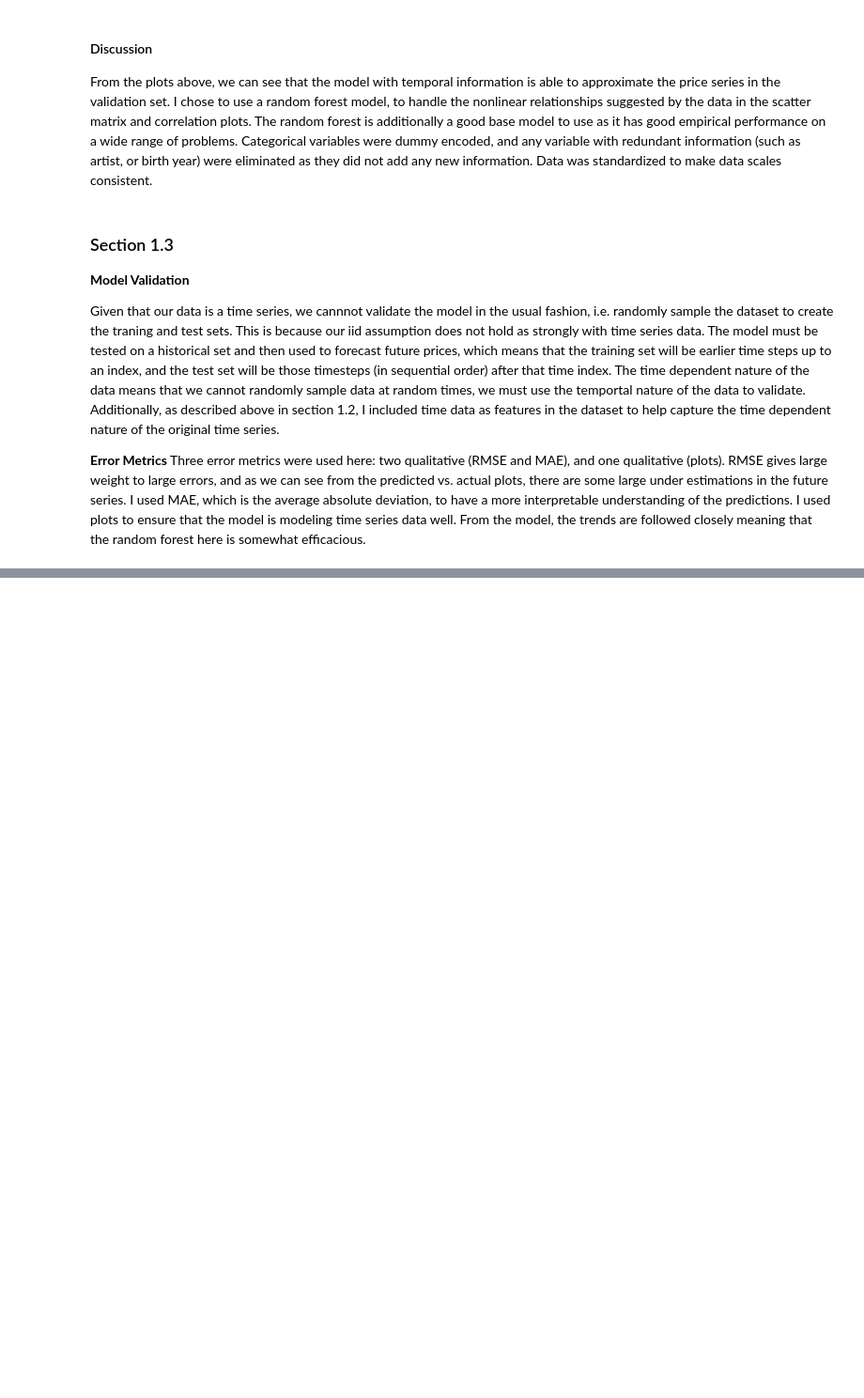
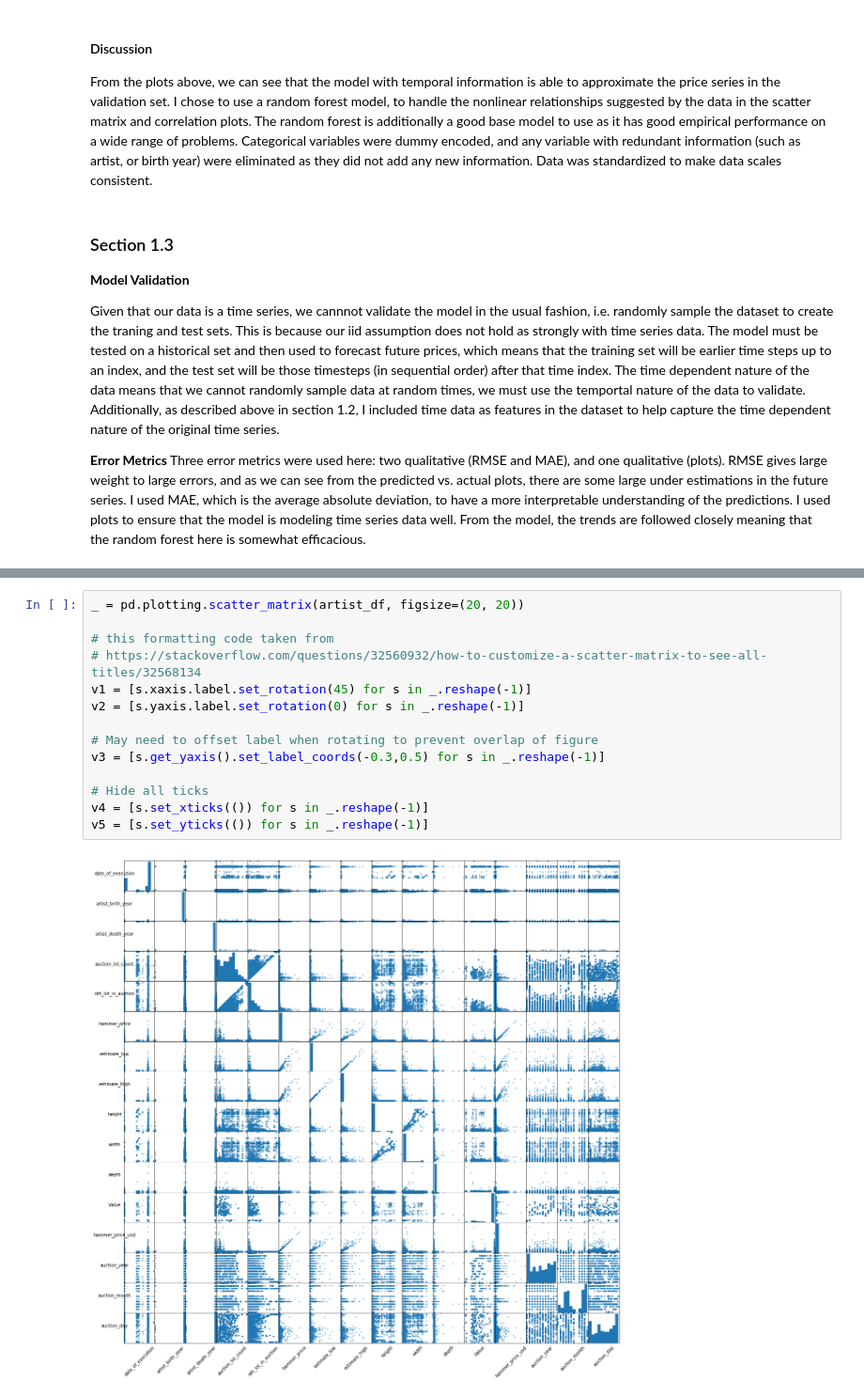
Before and after one commit to adriangreen/arthena, a Jupyter notebook: ArthenaInterviewTask.ipynb, the cells around one changed output, grey strips where cells are left out. Shown at 94% size. Drawn from its saved outputs; the diff is of its cells as text; blank space fills up the shorter version.

```diff
--- a/ArthenaInterviewTask.ipynb
+++ b/ArthenaInterviewTask.ipynb
@@ -381,0 +425,16 @@ Three error metrics were used here:  two qualitative (RMSE and MAE), and one qua
+# %%
+_ = pd.plotting.scatter_matrix(artist_df, figsize=(20, 20))
+
+# this formatting code taken from
+# https://stackoverflow.com/questions/32560932/how-to-customize-a-scatter-matrix-to-see-all-titles/32568134
+v1 = [s.xaxis.label.set_rotation(45) for s in _.reshape(-1)]
+v2 = [s.yaxis.label.set_rotation(0) for s in _.reshape(-1)]
+
+# May need to offset label when rotating to prevent overlap of figure
+v3 = [s.get_yaxis().set_label_coords(-0.3,0.5) for s in _.reshape(-1)]
+
+# Hide all ticks
+v4 = [s.set_xticks(()) for s in _.reshape(-1)]
+v5 = [s.set_yticks(()) for s in _.reshape(-1)]
+# %% [output]
+[figure, added]
```
Also changed, not shown: parts of 31 cells of this notebook.
